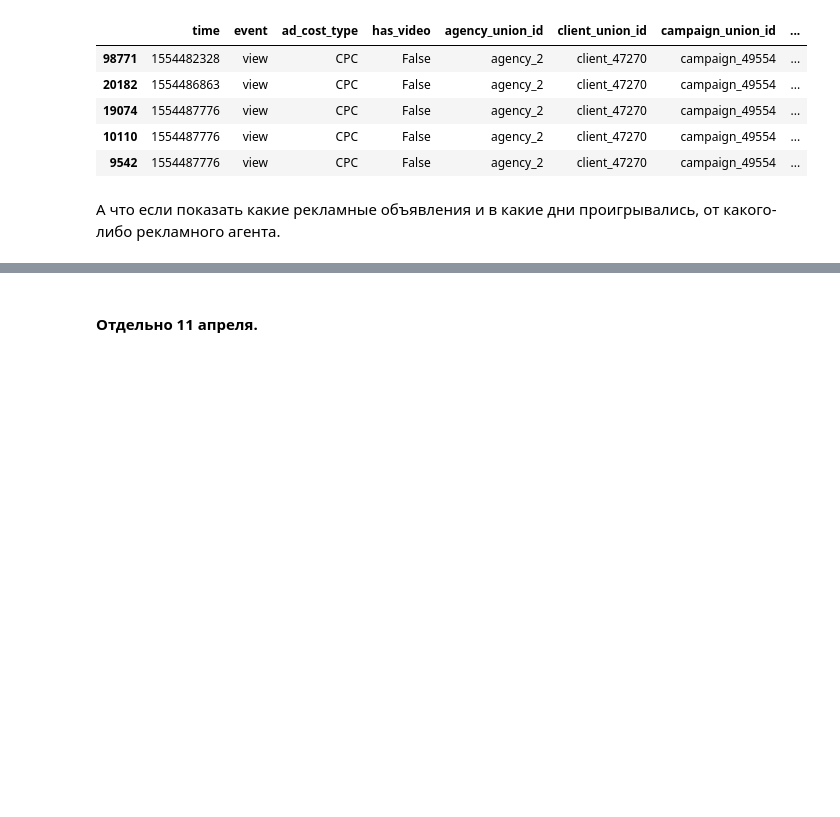
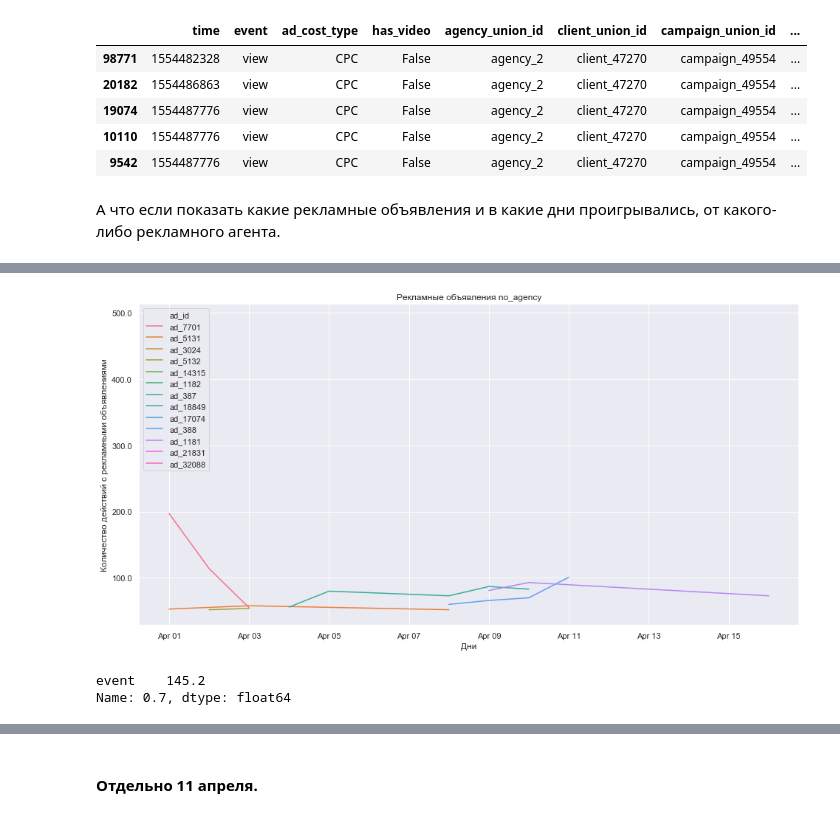
Before and after one commit to Espad/vk_analytics, a Jupyter notebook: vk_adv_analyse.ipynb, the cells around one changed output, grey strips where cells are left out. Saved outputs shown, nothing was run; the diff lists cells and outputs as text; code cells hidden in the pictures; blank space fills up the shorter version.

```diff
--- a/vk_adv_analyse.ipynb
+++ b/vk_adv_analyse.ipynb
@@ -445,0 +474,8 @@ df_uni.sort_values('event', ascending=False).head()
+# %%
+# построим графики по другим агенствам/клиентам
+df_no_agency = df[df.agency_union_id == 'no_agency'].groupby(['date','ad_id'], as_index=False).\
+agg({'event' : 'count'})
+
+df_no_agency['date'] = pd.to_datetime(df_no_agency.date, format='%Y-%m-%d')
+
+df_no_agency.sort_values(by = 'date', ascending=True, inplace=True)
@@ -445,0 +487,4 @@ df_uni.sort_values('event', ascending=False).head()
+# %%
+#### drop ad_id, that are less than 1k in total
+# use quantile maybe?
+df_no_agency = df_no_agency[df_no_agency.event > 50]
@@ -445,0 +504,12 @@ df_uni.sort_values('event', ascending=False).head()
+# %%
+ax = sns.lineplot(x = 'date', y = 'event', hue = 'ad_id', data = df_no_agency)
+ax.figure.set_size_inches(16, 8)
+ax.set_title('Рекламные объявления no_agency')
+ax.set_xlabel('Дни')
+ax.set_ylabel('Количество действий с рекламными объявлениями')
+ax.xaxis.set_major_formatter(mdates.DateFormatter('%b %d'))
+
+yfmt = tkr.FuncFormatter(y_fmt)
+ax.yaxis.set_major_formatter(yfmt)
+# %% [output]
+[figure, added]
@@ -445,0 +525,5 @@ df_uni.sort_values('event', ascending=False).head()
+# %%
+df_agency_2.quantile(.70)
+# %% [output]
+event    145.2
+Name: 0.7, dtype: float64
```
Also changed, not shown: parts of 29 cells of this notebook.
